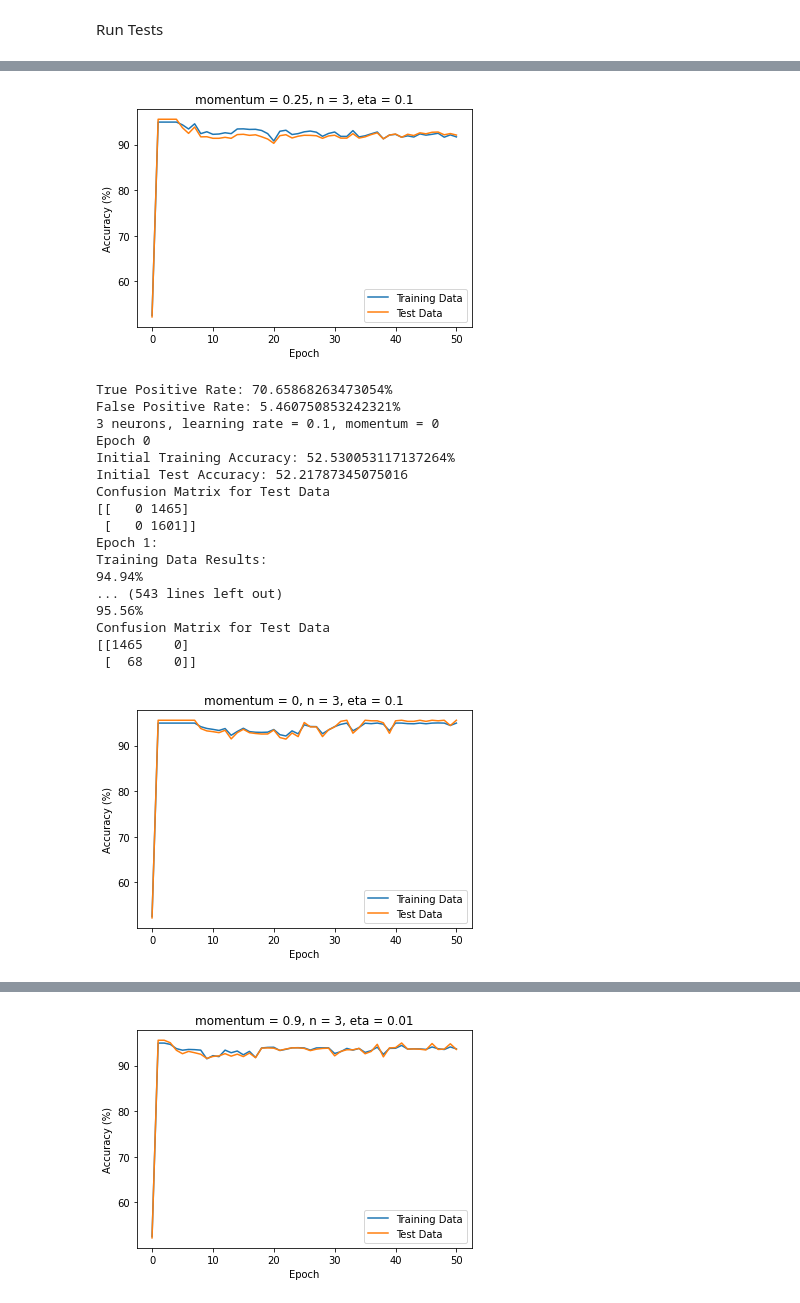
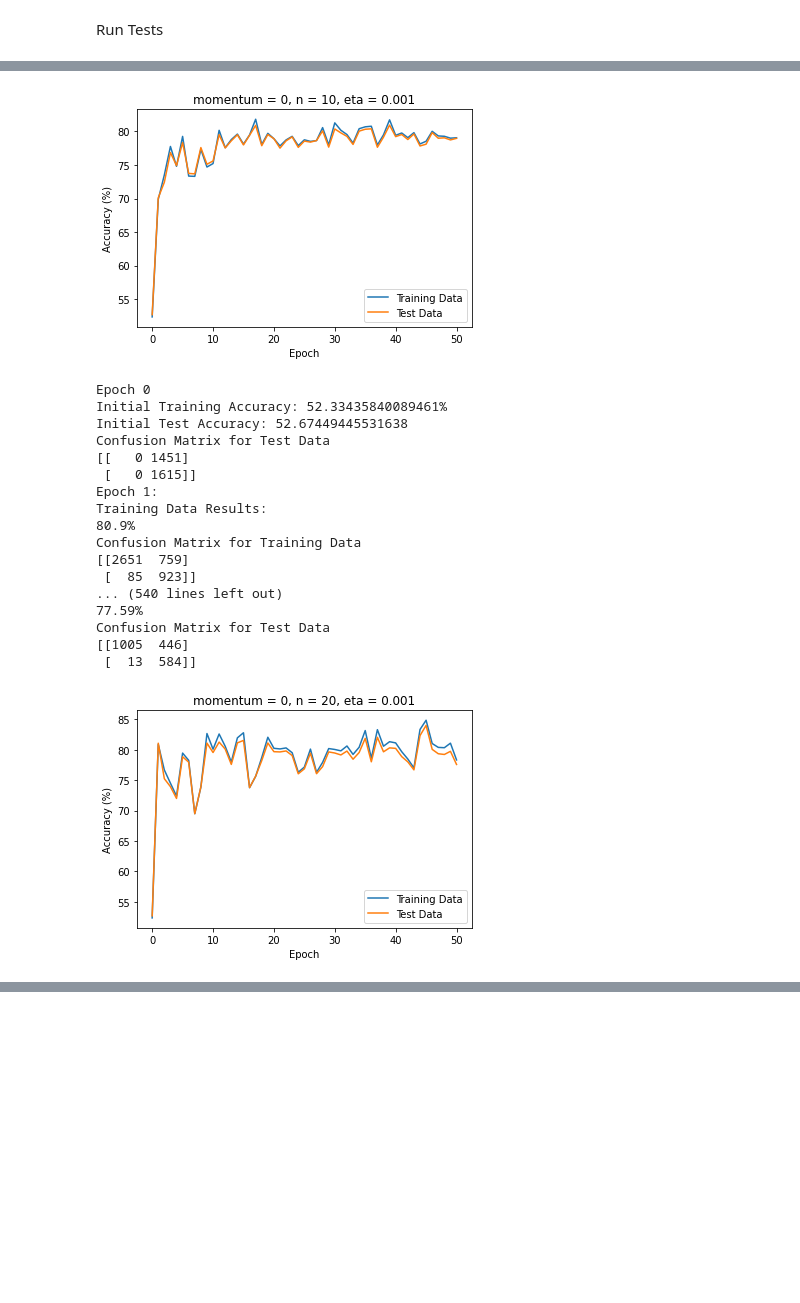
Before and after one commit to C3ra906/CS445GroupProject, a Jupyter notebook: mlp/tests.ipynb, the cells around one changed output, grey strips where cells are left out. Saved outputs shown, nothing was run; the diff lists cells and outputs as text; code cells hidden in the pictures; blank space fills up the shorter version.

Commit message:
Updated mlp tests

```diff
--- a/mlp/tests.ipynb
+++ b/mlp/tests.ipynb
@@ -19,0 +55,7 @@ Run Tests
+# %%
+network = NeuralNetwork(20, training_data=train,
+                        test_data=test, momentum=0, learning_rate=.001, threshold=.5,
+                        batch_size=8)
+tpr, fpr = network.run()
+print(f"True Positive Rate: {tpr}")
+print(f"False Positive Rate: {fpr}")
@@ -19,0 +85,8 @@ Run Tests
+# %%
+for threshold in [.05, .1, .2, .3, .4, .5]:
+    network = NeuralNetwork(20, training_data=train,
+                            test_data=test, momentum=0, learning_rate=.001, threshold=threshold,
+                            batch_size=8)
+    tpr, fpr = network.run()
+    print(f"True Positive Rate: {tpr}")
+    print(f"False Positive Rate: {fpr}")
@@ -19,0 +206,8 @@ Run Tests
+# %%
+for batch_size in [1, 3, 5, 8, 10]:
+    network = NeuralNetwork(20, training_data=train,
+                            test_data=test, momentum=0, learning_rate=.001, threshold=.05,
+                            batch_size=batch_size)
+    tpr, fpr = network.run()
+    print(f"True Positive Rate: {tpr}")
+    print(f"False Positive Rate: {fpr}")
@@ -20,12 +326,9 @@ Run Tests
 # %%
-for n in [3, 5, 10]:
-    for learning_rate in [.1, .01, .001]:
-        for momentum in [.9, .5, .25, 0]:
-            print(
-                f'{n} neurons, learning rate = {learning_rate}, momentum = {momentum}, batch size = 8, threshold = 0.2')
-            network = NeuralNetwork(n, training_data=train,
-                                    test_data=test, momentum=momentum, learning_rate=learning_rate, threshold=.2,
-                                    batch_size=8)
-            tpr, fpr = network.run()
-            print(f'True Positive Rate: {tpr}%\nFalse Positive Rate: {fpr}%')
+for n in [3, 5, 10, 20]:
+    network = NeuralNetwork(n, training_data=train,
+                            test_data=test, momentum=0, learning_rate=.001, threshold=.05,
+                            batch_size=8)
+    tpr, fpr = network.run()
+print(f"True Positive Rate: {tpr}")
+print(f"False Positive Rate: {fpr}")
 # %% [output]
@@ -85,19 +388,19 @@ Confusion Matrix for Test Data
-[figure, old version]
+[figure, new version]
-True Positive Rate: 70.65868263473054%
-False Positive Rate: 5.460750853242321%
-3 neurons, learning rate = 0.1, momentum = 0
 Epoch 0
-Initial Training Accuracy: 52.530053117137264%
-Initial Test Accuracy: 52.21787345075016
+Initial Training Accuracy: 52.33435840089461%
+Initial Test Accuracy: 52.67449445531638
 Confusion Matrix for Test Data
-[[   0 1465]
- [   0 1601]]
+[[   0 1451]
+ [   0 1615]]
 Epoch 1:
 Training Data Results:
-94.94%
-... (543 lines left out)
-95.56%
+80.9%
+Confusion Matrix for Training Data
+[[2651  759]
+ [  85  923]]
+... (540 lines left out)
+77.59%
 Confusion Matrix for Test Data
-[[1465    0]
- [  68    0]]
+[[1005  446]
+ [  13  584]]
-[figure, old version]
+[figure, new version]
@@ -121 +408,0 @@ Confusion Matrix for Test Data
-[figure, removed]
```
Also changed, not shown: parts of 13 cells of this notebook.
